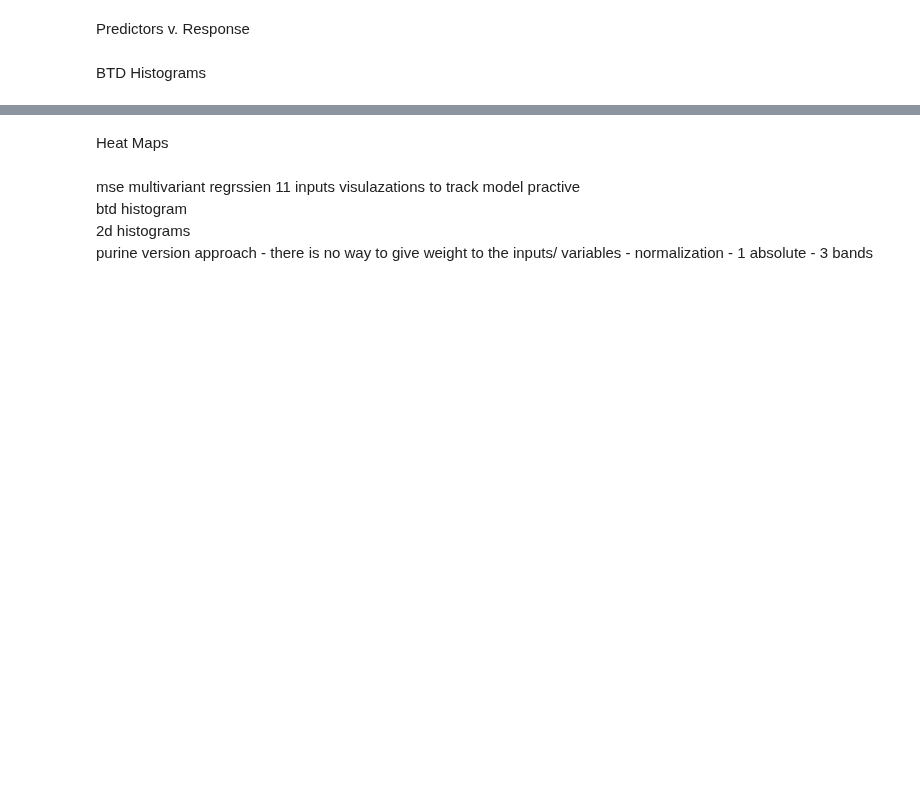
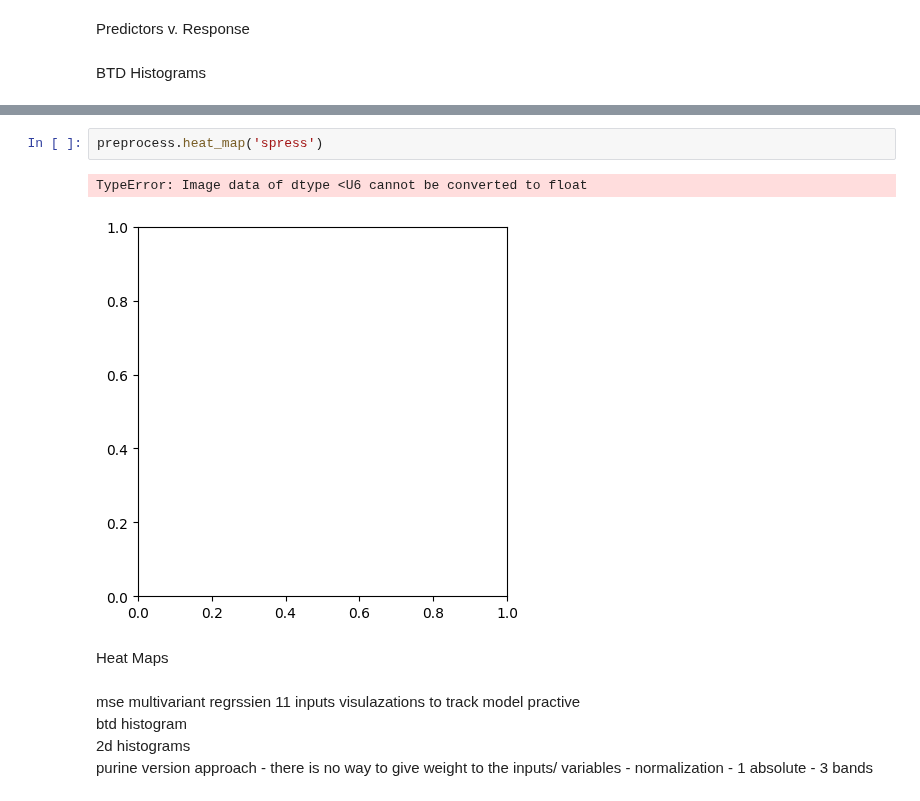
Before and after one commit to mwallace5270/hot-dust, a Jupyter notebook: preview.ipynb, the cells around one changed output, grey strips where cells are left out. Drawn from its saved outputs; the diff is of its cells as text; blank space fills up the shorter version.

```diff
--- a/preview.ipynb
+++ b/preview.ipynb
@@ -93,6 +93,11 @@ preprocess.feature_histogram(BTD14_16)
 preprocess.feature_histogram(BTD15_16)
 # %% [output]
 [interactive output not drawn]
+# %%
+preprocess.heat_map('spress')
+# %% [output]
+TypeError: Image data of dtype <U6 cannot be converted to float
+[figure, added]
 # %% [markdown]
 Heat Maps
 # %% [markdown]
```
Also changed, not shown: 2 other files.
